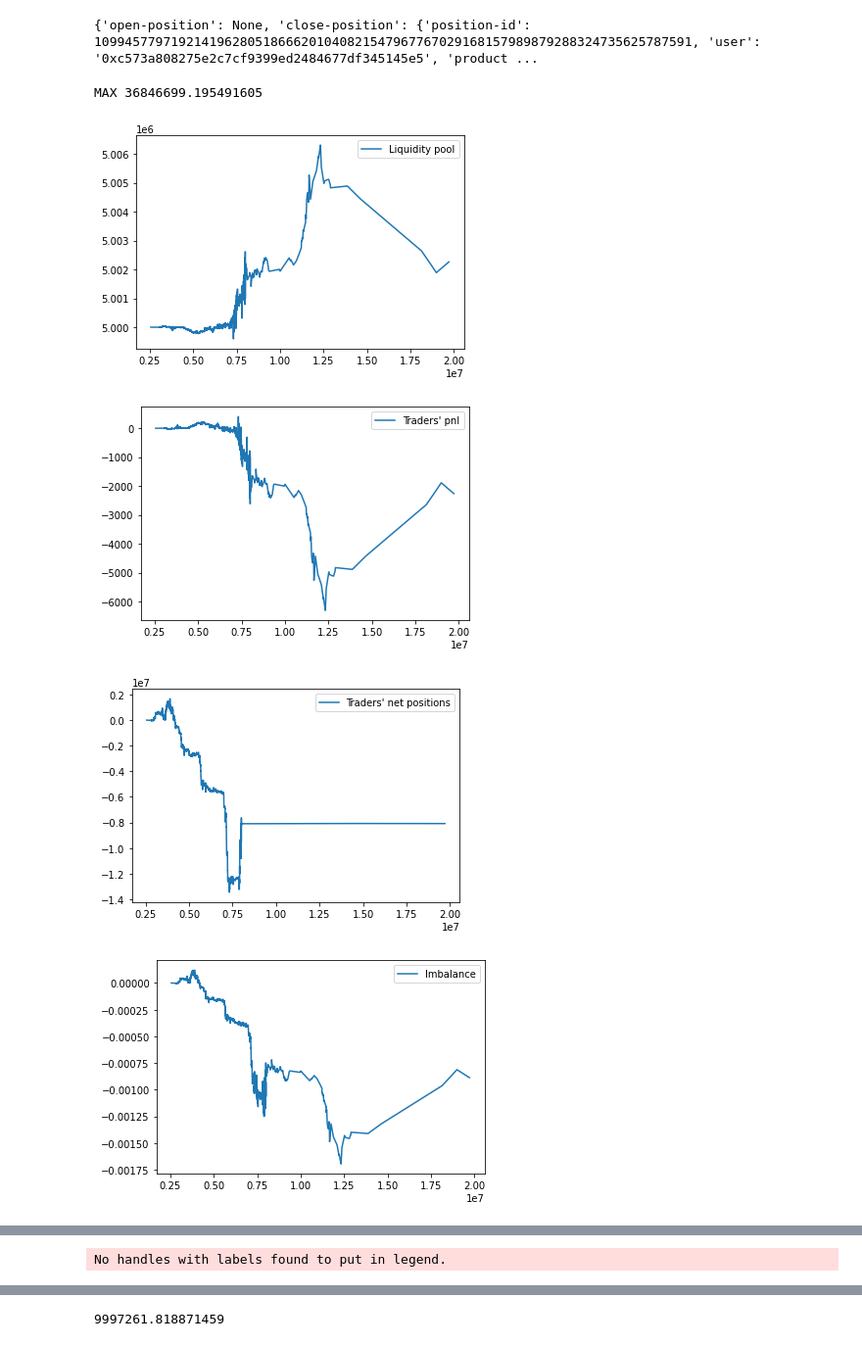
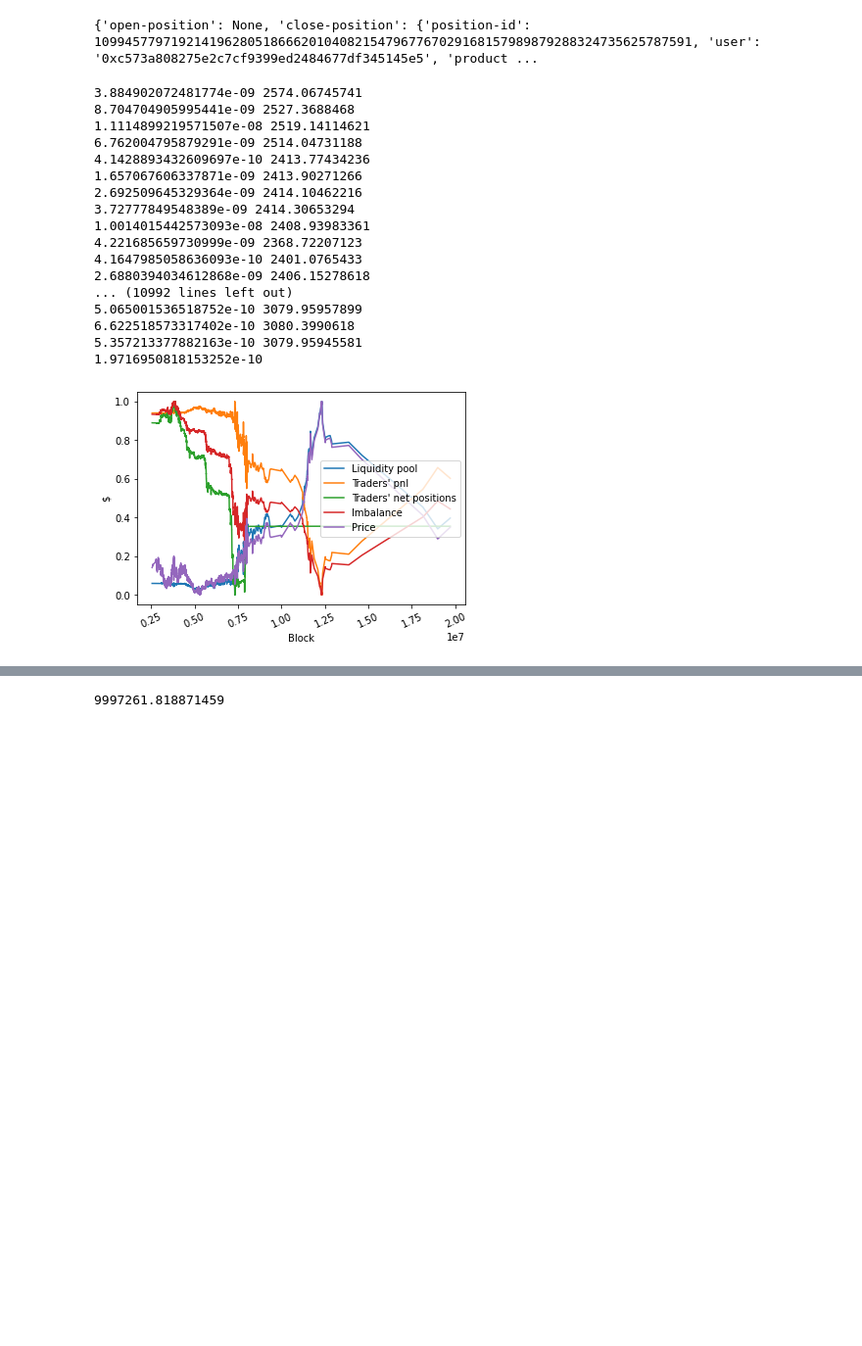
Before and after one commit to perpx/whitepaper, a Jupyter notebook: perpx/perpx.ipynb, the cells around one changed output, grey strips where cells are left out. Shown at 98% size. Cells and saved outputs as stored; diff of their text form; code cells hidden in the pictures; blank space fills up the shorter version.

```diff
--- a/perpx/perpx.ipynb
+++ b/perpx/perpx.ipynb
@@ -16,7 +16,7 @@ import importlib
 import tickstore
 from tickstore.query import QuerySettings, QueryFunctor, TickSampler
 from matplotlib import pyplot as plt
-c = tickstore.Client("127.0.0.1:4501")
+#c = tickstore.Client("127.0.0.1:4501")
 
 import perpx
 import utils
@@ -64,7 +64,7 @@ while q.next():
     if tick - lastTick > 1000:
         lastTick = tick
         ex.update_price(trade.price())
-        ex.capture(tick)
+        ex.capture(datetime.fromtimestamp(tick/1000))
 print(utils.sharpe(np.square(np.array(ex.y1)), 1000))
 # %% [output]
 34.72222222222222
@@ -88,6 +85,6 @@ print(utils.sharpe(np.square(np.array(ex.y1)), 1000))
 # %%
 importlib.reload(perpx)
-ex = perpx.Instrument()
+ex = perpx.Instrument(0.01)
 
 rand.normal(0, 1)
 price = 100.
@@ -119,7 +116,7 @@ for i in range(30000):
     ex.update_price(price)
     x.append(i)
     y1.append(ex.pool())
-    y2.append(ex.pnl(1))
+    y2.append(ex.pnl())
     y3.append(ex.oi)
     y4.append(ex.imbalance())
     y5.append(price)
@@ -191,6 +188,7 @@ for p in pika:
         #print(positionID)
         long = p['open-position']['is-long']
         notional = (margin / 1e8) * (leverage / 1e8)
+        print(notional/price, price / 1e8)
         # in pika, long is short
         if long:
             notional *= -1
@@ -210,39 +208,52 @@ for p in pika:
         if productID != product:
             continue
         user = p['close-position']['user']
         price = p['close-position']['price']
         margin = p['close-position']['margin']
         leverage = p['close-position']['leverage']
         positionID = p['close-position']['position-id']
         notional = (margin / 1e8) * (leverage / 1e8)
         pnl = p['close-position']['pnl']
         totpnl += (pnl / 1e8)
         if size[positionID] > 0:
             notional *= -1
         size[positionID] += notional
 
         #print(size[positionID]*-1, notional/price)
         #print(instruments[productID].pos[user])
         #print(notional/price)
         #print(p['close-position'])
         #print(notional)
 
         xs.append(p['block-number'])
         pnls.append(totpnl)
         instrument.trade(user, notional)
         instrument.update_price(1e8/price)
         instrument.capture(p['block-number'])
         tot -= abs(notional)
 print("MAX", mx)
 instrument.plot()
-plt.plot(xs, pnls)
-plt.plot(instrument.x, instrument.y2)
+#plt.plot(xs, pnls)
+#plt.plot(instrument.x, instrument.y2)
 #plt.plot(instrument.x[:1000], instrument.y1[:1000], label="Liquidity pool")
-plt.legend()
-plt.show()
+#plt.legend()
+#plt.show()
 # %% [output]
-MAX 36846699.195491605
+3.884902072481774e-09 2574.06745741
+8.704704905995441e-09 2527.3688468
+1.1114899219571507e-08 2519.14114621
+6.762004795879291e-09 2514.04731188
+4.1428893432609697e-10 2413.77434236
+1.657067606337871e-09 2413.90271266
+2.692509645329364e-09 2414.10462216
+3.72777849548389e-09 2414.30653294
+1.0014015442573093e-08 2408.93983361
+4.221685659730999e-09 2368.72207123
+4.1647985058636093e-10 2401.0765433
+2.6880394034612868e-09 2406.15278618
+... (10992 lines left out)
+5.065001536518752e-10 3079.95957899
+6.622518573317402e-10 3080.3990618
+5.357213377882163e-10 3079.95945581
+1.9716950818153252e-10
-[figure, old version]
+[figure, new version]
-[figure, removed]
-[figure, removed]
-[figure, removed]
@@ -250 +259,0 @@ MAX 36846699.195491605
-No handles with labels found to put in legend.
```
Also changed, not shown: parts of 8 cells of this notebook, 2 other files.
